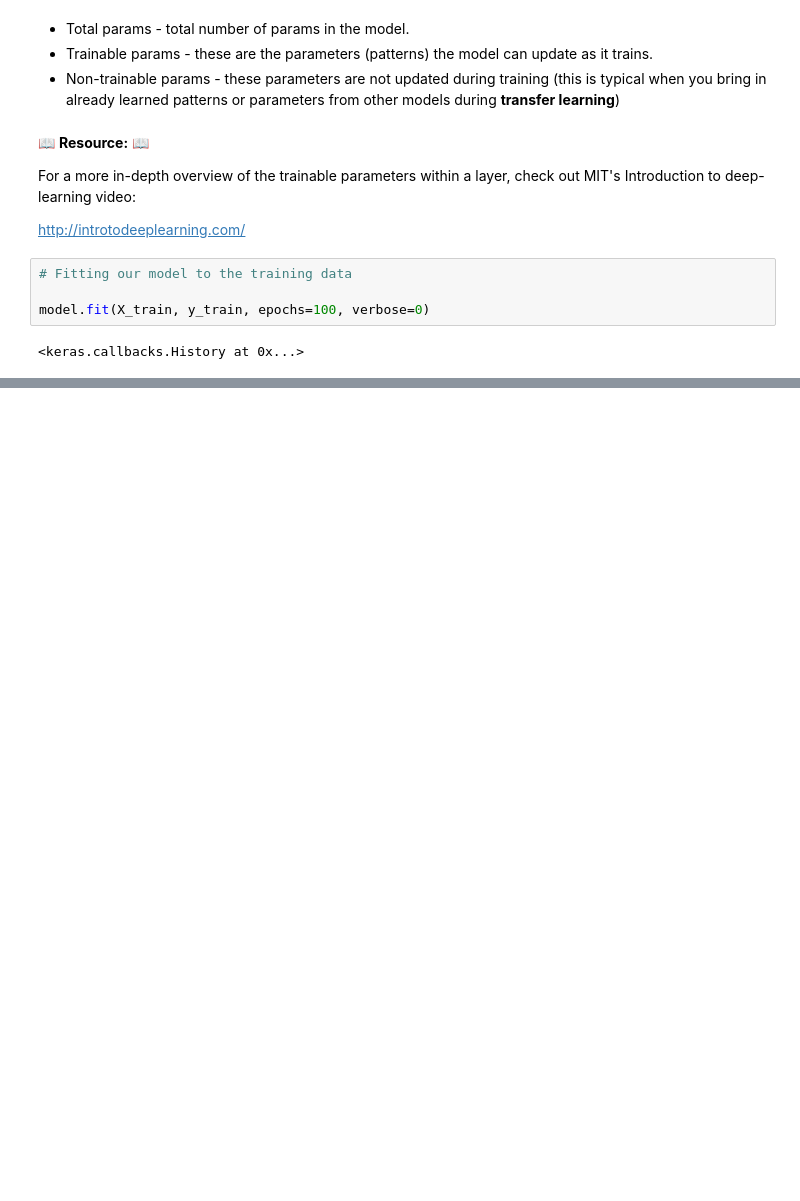
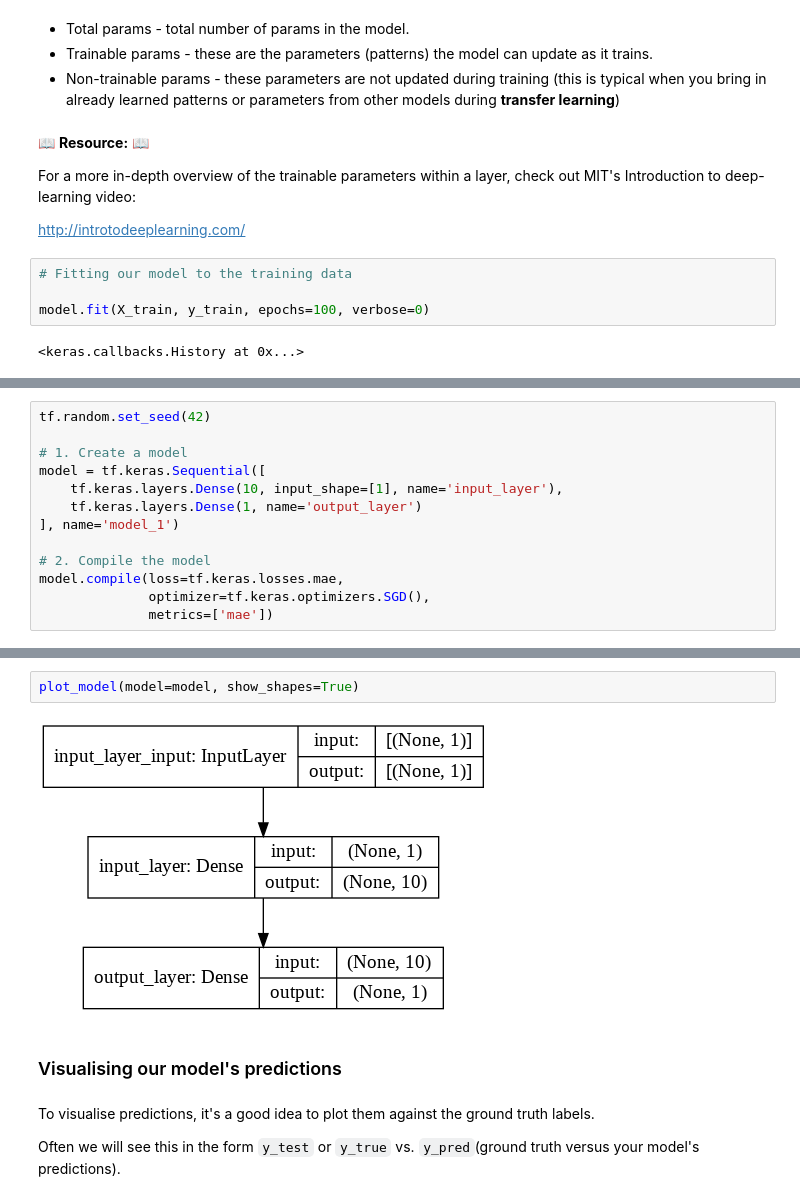
Before and after one commit to Tower5954/Intro_to_tensorflow, a Jupyter notebook: 01_neural_network_regression_with_tensorflow.ipynb, the cells around one changed output, grey strips where cells are left out. Saved outputs shown, nothing was run; the diff lists cells and outputs as text; blank space fills up the shorter version.

```diff
--- a/01_neural_network_regression_with_tensorflow.ipynb
+++ b/01_neural_network_regression_with_tensorflow.ipynb
@@ -463,0 +507,13 @@ model.fit(X_train, y_train, epochs=100, verbose=0)
+# %%
+tf.random.set_seed(42)
+
+# 1. Create a model
+model = tf.keras.Sequential([
+    tf.keras.layers.Dense(10, input_shape=[1], name='input_layer'),
+    tf.keras.layers.Dense(1, name='output_layer')
+], name='model_1')
+
+# 2. Compile the model
+model.compile(loss=tf.keras.losses.mae,
+              optimizer=tf.keras.optimizers.SGD(),
+              metrics=['mae'])
@@ -463,0 +535,10 @@ model.fit(X_train, y_train, epochs=100, verbose=0)
+# %%
+plot_model(model=model, show_shapes=True)
+# %% [output]
+[figure, added]
+# %% [markdown]
+### Visualising our model's predictions
+# %% [markdown]
+To visualise predictions, it's a good idea to plot them against the ground truth labels.
+
+Often we will see this in the form `y_test` or `y_true` vs. `y_pred`(ground truth versus your model's predictions).
```
Also changed, not shown: parts of 25 cells of this notebook.
